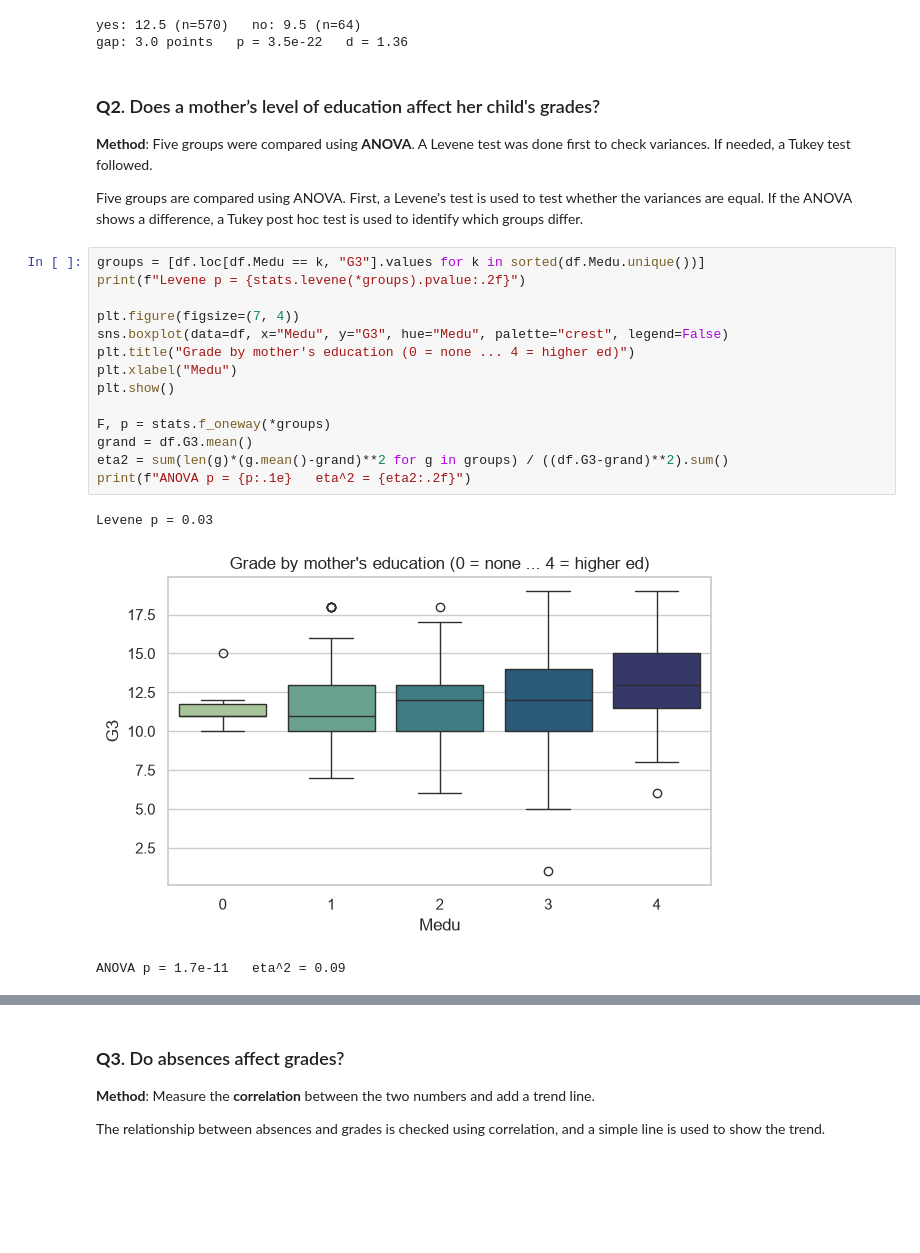
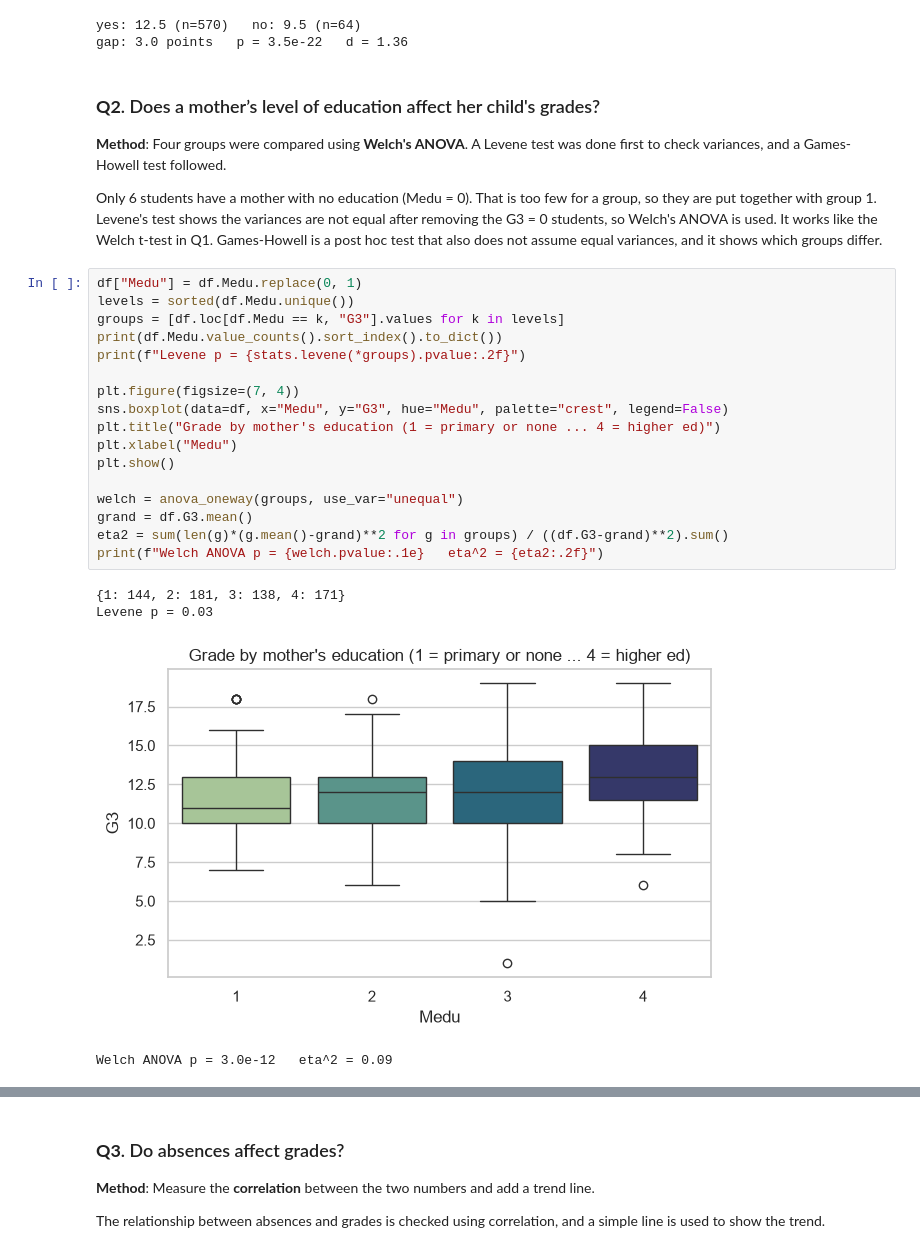
Before and after one commit to madzareh/inferential-stats-lab, a Jupyter notebook: main.ipynb, the cells around one changed output, grey strips where cells are left out. Cells and saved outputs as stored; diff of their text form; blank space fills up the shorter version.

Commit message:
use Welch ANOVA for Q2

```diff
--- a/main.ipynb
+++ b/main.ipynb
@@ -118,25 +118,29 @@ yes: 12.5 (n=570)   no: 9.5 (n=64)
 gap: 3.0 points   p = 3.5e-22   d = 1.36
 # %% [markdown]
 ### **Q2**. Does a mother’s level of education affect her child's grades?
-**Method**: Five groups were compared using **ANOVA**. A Levene test was done first to check variances. If needed, a Tukey test followed.
+**Method**: Four groups were compared using **Welch's ANOVA**. A Levene test was done first to check variances, and a Games-Howell test followed.
 
-Five groups are compared using ANOVA. First, a Levene's test is used to test whether the variances are equal. If the ANOVA shows a difference, a Tukey post hoc test is used to identify which groups differ.
+Only 6 students have a mother with no education (Medu = 0). That is too few for a group, so they are put together with group 1. Levene's test shows the variances are not equal after removing the G3 = 0 students, so Welch's ANOVA is used. It works like the Welch t-test in Q1. Games-Howell is a post hoc test that also does not assume equal variances, and it shows which groups differ.
 # %%
-groups = [df.loc[df.Medu == k, "G3"].values for k in sorted(df.Medu.unique())]
+df["Medu"] = df.Medu.replace(0, 1)
+levels = sorted(df.Medu.unique())
+groups = [df.loc[df.Medu == k, "G3"].values for k in levels]
+print(df.Medu.value_counts().sort_index().to_dict())
 print(f"Levene p = {stats.levene(*groups).pvalue:.2f}")
 
 plt.figure(figsize=(7, 4))
 sns.boxplot(data=df, x="Medu", y="G3", hue="Medu", palette="crest", legend=False)
-plt.title("Grade by mother's education (0 = none ... 4 = higher ed)")
+plt.title("Grade by mother's education (1 = primary or none ... 4 = higher ed)")
 plt.xlabel("Medu")
 plt.show()
 
-F, p = stats.f_oneway(*groups)
+welch = anova_oneway(groups, use_var="unequal")
 grand = df.G3.mean()
 eta2 = sum(len(g)*(g.mean()-grand)**2 for g in groups) / ((df.G3-grand)**2).sum()
-print(f"ANOVA p = {p:.1e}   eta^2 = {eta2:.2f}")
+print(f"Welch ANOVA p = {welch.pvalue:.1e}   eta^2 = {eta2:.2f}")
 # %% [output]
+{1: 144, 2: 181, 3: 138, 4: 171}
 Levene p = 0.03
-[figure, old version]
+[figure, new version]
-ANOVA p = 1.7e-11   eta^2 = 0.09
+Welch ANOVA p = 3.0e-12   eta^2 = 0.09
 # %%
```
Also changed, not shown: parts of 5 cells of this notebook, 1 other file.
